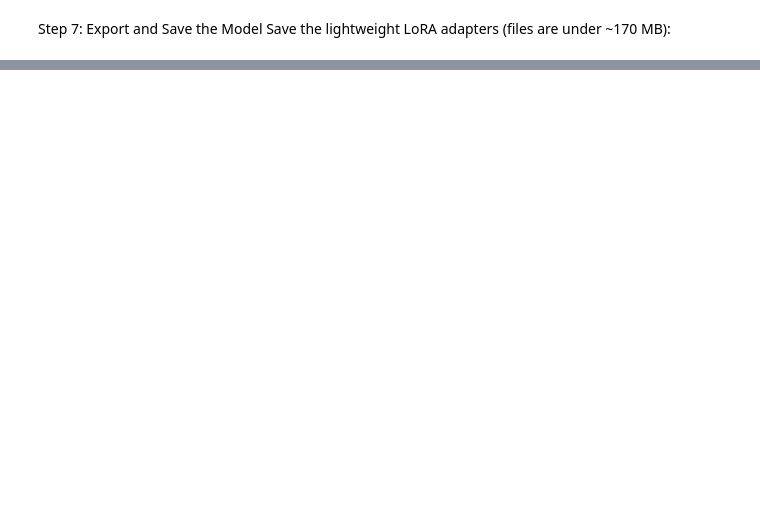
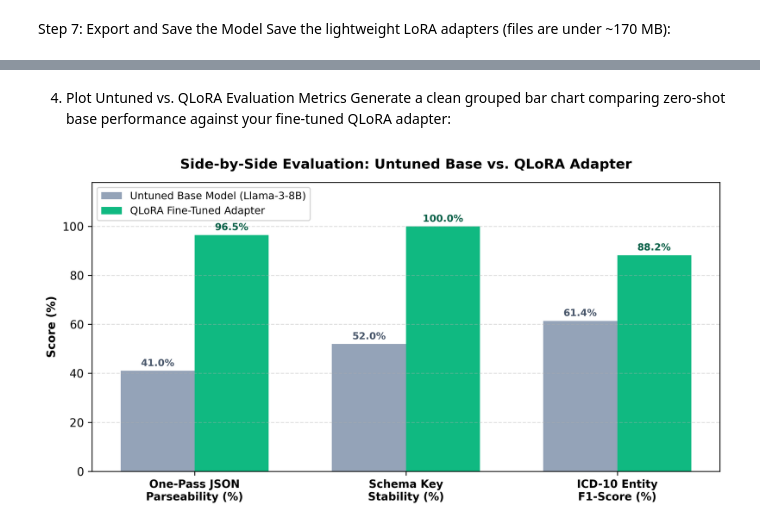
Before and after one commit to BALAJIPASAM544/QLoRA-usecase, a Jupyter notebook: Automated-Healthcare-Prior-Authorization&Triage.ipynb, the cells around one changed output, grey strips where cells are left out. Drawn from its saved outputs; the diff is of its cells as text; code cells hidden in the pictures; blank space fills up the shorter version.

```diff
--- a/Automated-Healthcare-Prior-Authorization&Triage.ipynb
+++ b/Automated-Healthcare-Prior-Authorization&Triage.ipynb
@@ -183,0 +327,39 @@ tokenizer.save_pretrained("qlora_clinical_adapter")
+# %% [markdown]
+4. Plot Untuned vs. QLoRA Evaluation Metrics
+Generate a clean grouped bar chart comparing zero-shot base performance against your fine-tuned QLoRA adapter:
+# %%
+import matplotlib.pyplot as plt
+import numpy as np
+
+metrics = ["One-Pass JSON\nParseability (%)", "Schema Key\nStability (%)", "ICD-10 Entity\nF1-Score (%)"]
+untuned_scores = [41.0, 52.0, 61.4]
+qlora_scores = [96.5, 100.0, 88.2]
+
+x = np.arange(len(metrics))
+width = 0.35
+
+fig, ax = plt.subplots(figsize=(8.5, 4.5), dpi=300)
+rects1 = ax.bar(x - width/2, untuned_scores, width, label="Untuned Base Model (Llama-3-8B)", color="#94A3B8")
+rects2 = ax.bar(x + width/2, qlora_scores, width, label="QLoRA Fine-Tuned Adapter", color="#10B981")
+
+ax.set_ylabel("Score (%)", fontsize=10, fontweight="bold")
+ax.set_title("Side-by-Side Evaluation: Untuned Base vs. QLoRA Adapter", fontsize=12, fontweight="bold", pad=12)
+ax.set_xticks(x)
+ax.set_xticklabels(metrics, fontsize=9.5, fontweight="bold")
+ax.set_ylim(0, 118)
+ax.legend(loc="upper left", fontsize=9)
+ax.grid(axis="y", linestyle="--", alpha=0.4)
+
+for rect in rects1:
+    h = rect.get_height()
+    ax.text(rect.get_x() + rect.get_width()/2, h + 2, f"{h:.1f}%", ha="center", fontsize=8.5, fontweight="bold", color="#475569")
+
+for rect in rects2:
+    h = rect.get_height()
+    ax.text(rect.get_x() + rect.get_width()/2, h + 2, f"{h:.1f}%", ha="center", fontsize=8.5, fontweight="bold", color="#065F46")
+
+plt.tight_layout()
+plt.savefig("untuned_vs_qlora_benchmark.png", dpi=300)
+plt.show()
+# %% [output]
+[figure, added]
```
Also changed, not shown: parts of 11 cells of this notebook.
